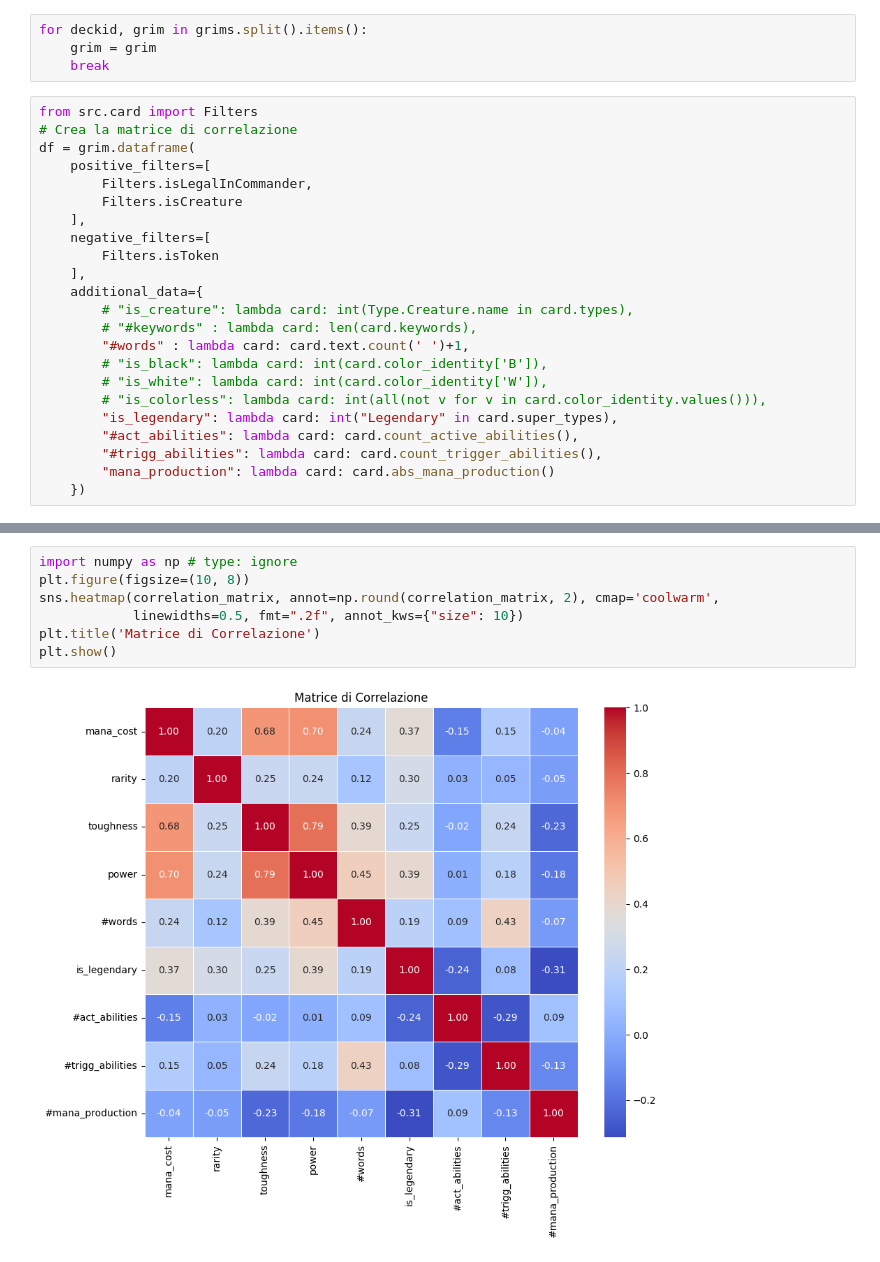
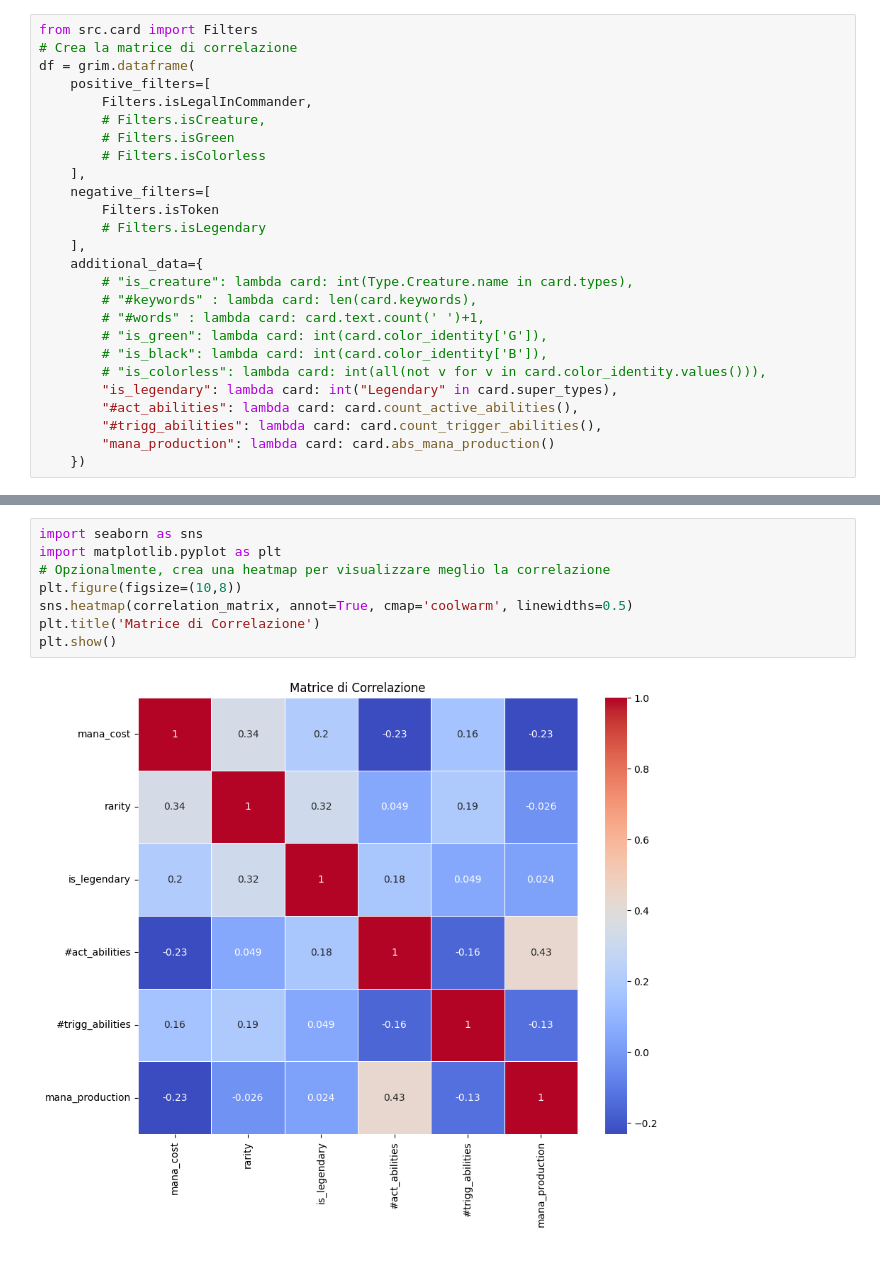
Before and after one commit to ax-ten/ICON-23-24-EDH, a Jupyter notebook: Correlation Matrix.ipynb, the cells around one changed output, grey strips where cells are left out. Cells and saved outputs as stored; diff of their text form.

```diff
--- a/Correlation Matrix.ipynb
+++ b/Correlation Matrix.ipynb
@@ -19,24 +14,23 @@ Carico le carte dal grimorio di Jodah, the Unifier
-# %%
-for deckid, grim in grims.split().items():
-    grim = grim
-    break
 # %%
 from src.card import Filters
 # Crea la matrice di correlazione
 df = grim.dataframe(
     positive_filters=[
         Filters.isLegalInCommander,
-        Filters.isCreature
+        # Filters.isCreature,
+        # Filters.isGreen
+        # Filters.isColorless
     ],
     negative_filters=[
         Filters.isToken
+        # Filters.isLegendary
     ],
     additional_data={
         # "is_creature": lambda card: int(Type.Creature.name in card.types),
         # "#keywords" : lambda card: len(card.keywords),
-        "#words" : lambda card: card.text.count(' ')+1,
+        # "#words" : lambda card: card.text.count(' ')+1,
+        # "is_green": lambda card: int(card.color_identity['G']),
         # "is_black": lambda card: int(card.color_identity['B']),
-        # "is_white": lambda card: int(card.color_identity['W']),
         # "is_colorless": lambda card: int(all(not v for v in card.color_identity.values())),
         "is_legendary": lambda card: int("Legendary" in card.super_types),
         "#act_abilities": lambda card: card.count_active_abilities(),
@@ -54,11 +48,12 @@ scaler = StandardScaler()
 df_scaled[numeric_cols] =  scaler.fit_transform(df[numeric_cols])
 correlation_matrix = df_scaled.corr()
 # %%
-import numpy as np # type: ignore
-plt.figure(figsize=(10, 8))
-sns.heatmap(correlation_matrix, annot=np.round(correlation_matrix, 2), cmap='coolwarm',
-            linewidths=0.5, fmt=".2f", annot_kws={"size": 10})
+import seaborn as sns
+import matplotlib.pyplot as plt
+# Opzionalmente, crea una heatmap per visualizzare meglio la correlazione
+plt.figure(figsize=(10,8))
+sns.heatmap(correlation_matrix, annot=True, cmap='coolwarm', linewidths=0.5)
 plt.title('Matrice di Correlazione')
 plt.show()
 # %% [output]
-[figure, old version]
+[figure, new version]
```
Also changed, not shown: parts of 7 cells of this notebook, 1 other file.
